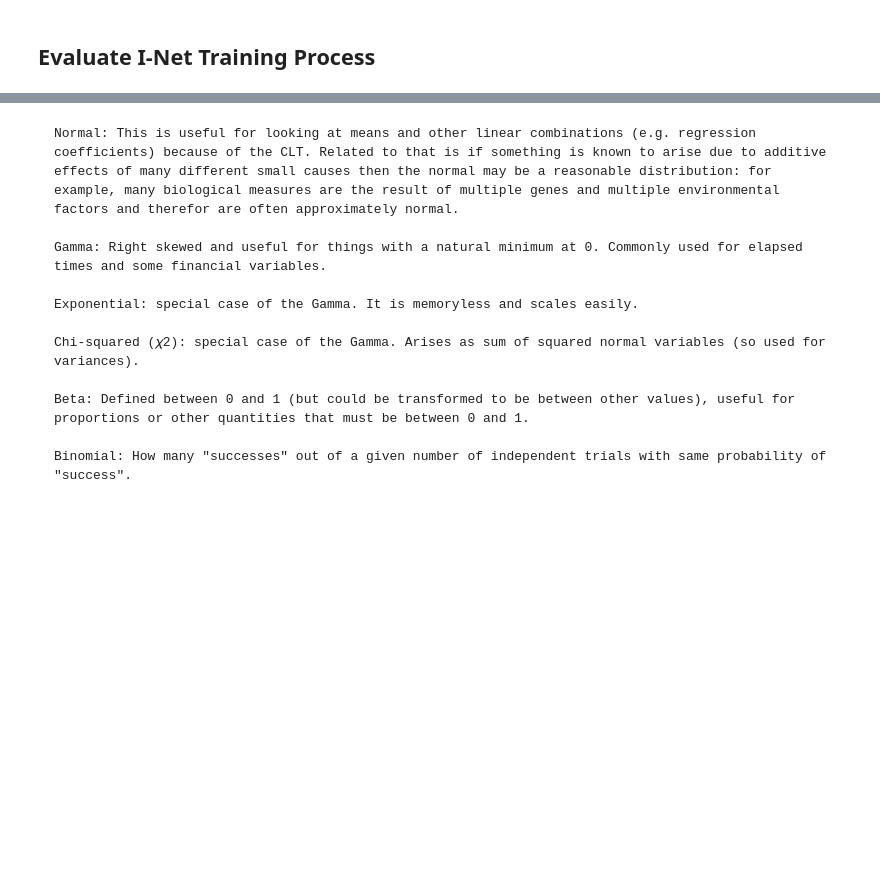
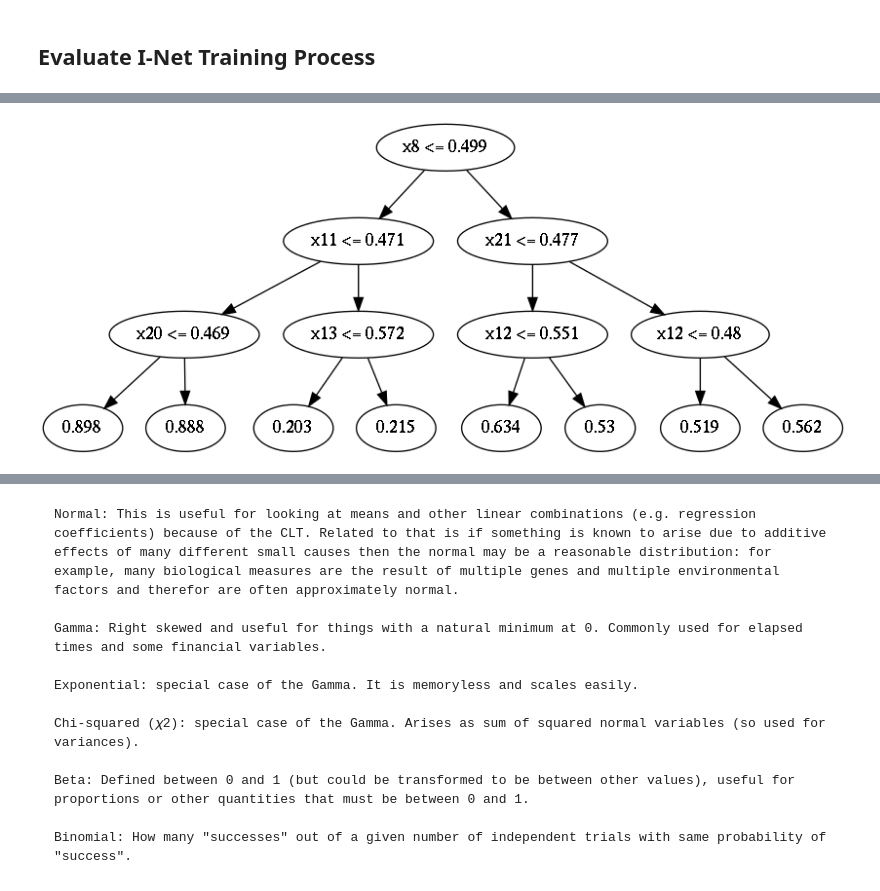
Before and after one commit to p-koenig/I-Nets-For-Logistic-Regression, a Jupyter notebook: 03_decision_trees/03_interpretation_net-n28-vanilla.ipynb, the cells around one changed output, grey strips where cells are left out. Drawn from its saved outputs; the diff is of its cells as text; code cells hidden in the pictures; blank space fills up the shorter version.

```diff
--- a/03_decision_trees/03_interpretation_net-n28-vanilla.ipynb
+++ b/03_decision_trees/03_interpretation_net-n28-vanilla.ipynb
@@ -593,23 +596,25 @@ else:
 # %%
 index = 0
-if test_size > 0:
+if test_size > 0 and not evaluate_distribution:
     network_parameters = np.array([lambda_net_dataset_test.network_parameters_array[index]])
 else:
     network_parameters = np.array([lambda_net_dataset_valid.network_parameters_array[index]])
 
 if config['i_net']['data_reshape_version'] == 1 or config['i_net']['data_reshape_version'] == 2:
     network_parameters, network_parameters_flat = restructure_data_cnn_lstm(network_parameters, config, subsequences=None)
 elif config['i_net']['data_reshape_version'] == 3: #autoencoder
     network_parameters, network_parameters_flat, _ = autoencode_data(network_parameters, config, encoder_model)
 dt_parameters = model.predict(network_parameters)[0]
 
 if config['function_family']['dt_type'] == 'vanilla':
     image, nodes = anytree_decision_tree_from_parameters(dt_parameters, config=config)
 else:
     tree = generate_random_decision_tree(config)
     tree.initialize_from_parameter_array(dt_parameters, reshape=True, config=config)
     image = tree.plot_tree()
 image
+# %% [output]
+[figure, added]
 # %%
 image = None
 if not function_value_loss:
```
Also changed, not shown: parts of 40 cells of this notebook, 51 other files.
